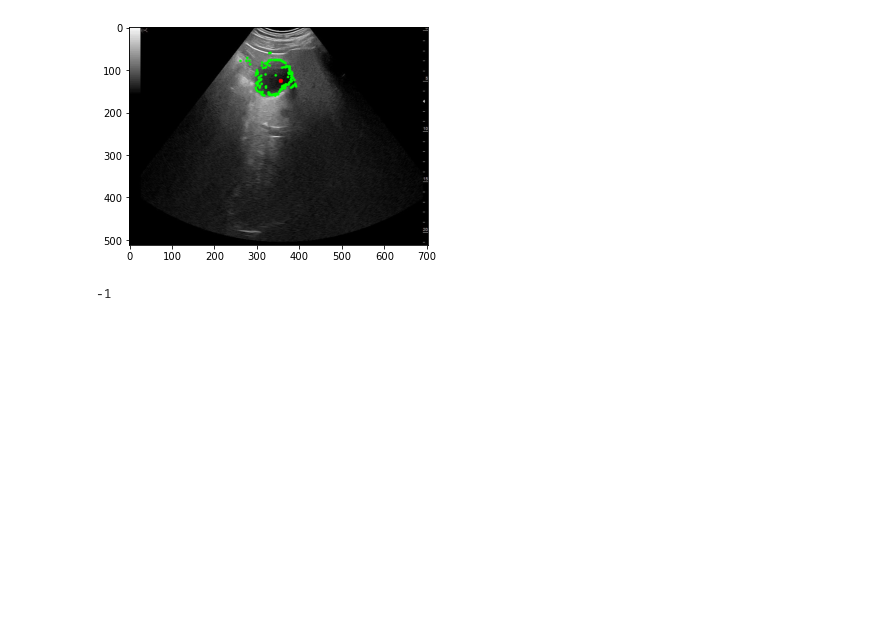
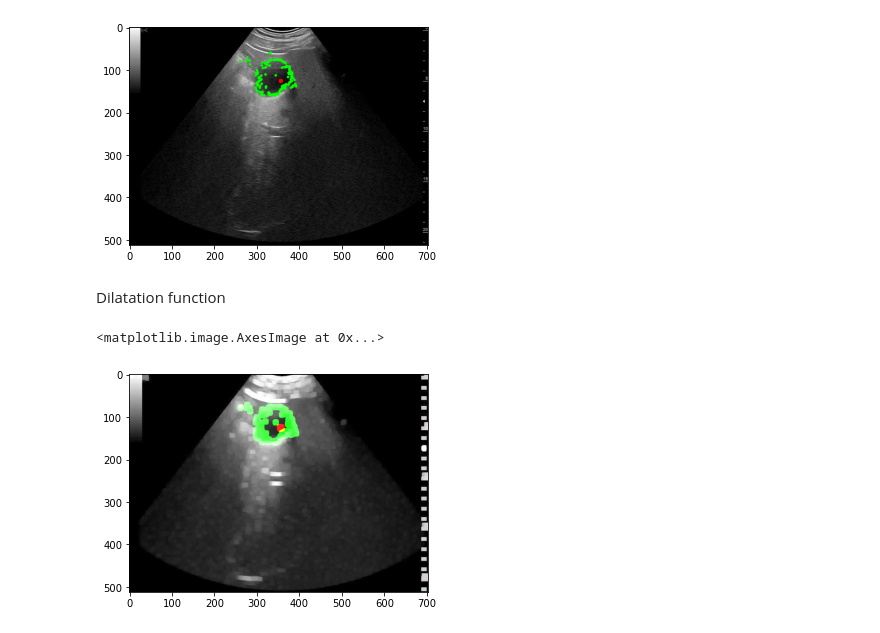
Before and after one commit to yousraBRK/Vesicule_Segmentation_with_ContourRegularisation, a Jupyter notebook: Code.ipynb, the cells around one changed output. Drawn from its saved outputs; the diff is of its cells as text; code cells hidden in the pictures; blank space fills up the shorter version.

```diff
--- a/Code.ipynb
+++ b/Code.ipynb
@@ -5,11 +5,12 @@ import os
 import csv
 import pandas as pd
 import matplotlib.pyplot as plt
+import matplotlib
 from PIL import Image
 from __future__ import print_function
 import argparse
 
-file_path = "C:/Users/aya-k/OneDrive/Bureau/VMI_M2/Projet_image"
+file_path = "C:/Users/aya-k/OneDrive/Bureau/VMI_M2/Projet_image/Visucule_Segmentation_with_ControurRegularisation"
 image5_Path ="5_Vesicule.jpg"
 image6_Path ="6_Vesicule.jpg"
 image7_Path ="7_Vesicule.jpg"
@@ -183,34 +176,24 @@ plt.imshow(imgplt7)
 # %% [output]
 <matplotlib.image.AxesImage at 0x...>
 [figure]
-# %%
-
-src= imgplt7
-
-
-def dilatation(val):
-
-    dilatation_size = cv2.getTrackbarPos(title_trackbar_kernel_size, title_dilatation_window)
-    dilatation_type = 0
-    val_type = cv2.getTrackbarPos(title_trackbar_element_type, title_dilatation_window)
-    if val_type == 0:
-        dilatation_type = cv2.MORPH_RECT
-    elif val_type == 1:
-        dilatation_type = cv2.MORPH_CROSS
-    elif val_type == 2:
-        dilatation_type = cv2.MORPH_ELLIPSE
-
-    element = cv2.getStructuringElement(dilatation_type, (2*dilatation_size + 1, 2*dilatation_size+1), (dilatation_size,   dilatation_size))
-    dilatation_dst = cv2.dilate(src, element)
-    cv2.imshow(title_dilatation_window, dilatation_dst)
-
-cv2.namedWindow(title_dilatation_window)
-cv2.createTrackbar(title_trackbar_element_type, title_dilatation_window , 0, max_elem, dilatation)
-cv2.createTrackbar(title_trackbar_kernel_size, title_dilatation_window , 0, max_kernel_size, dilatation)
-
-
-
-dilatation(0)
-cv2.waitKey()
-# %% [output]
--1
+# %% [markdown]
+Dilatation function
+# %%
+def Dilation(src,size):
+
+    dilatation_type = cv2.MORPH_RECT
+    #title_dilatation_window = 'Dilation Demo'
+
+
+    element = cv2.getStructuringElement(dilatation_type, (2*dilatation_size + 1, 2*dilatation_size+1), (dilatation_size,                  dilatation_size))
+
+    dilatation_dst = cv2.dilate(src, element)
+    return(dilatation_dst)
+# %%
+src =imgplt7
+dilatation_size =4
+dilatation_dst = Dilation(src,dilatation_size)
+plt.imshow(dilatation_dst)
+# %% [output]
+<matplotlib.image.AxesImage at 0x...>
+[figure, added]
```
Also changed, not shown: parts of 7 cells of this notebook.
